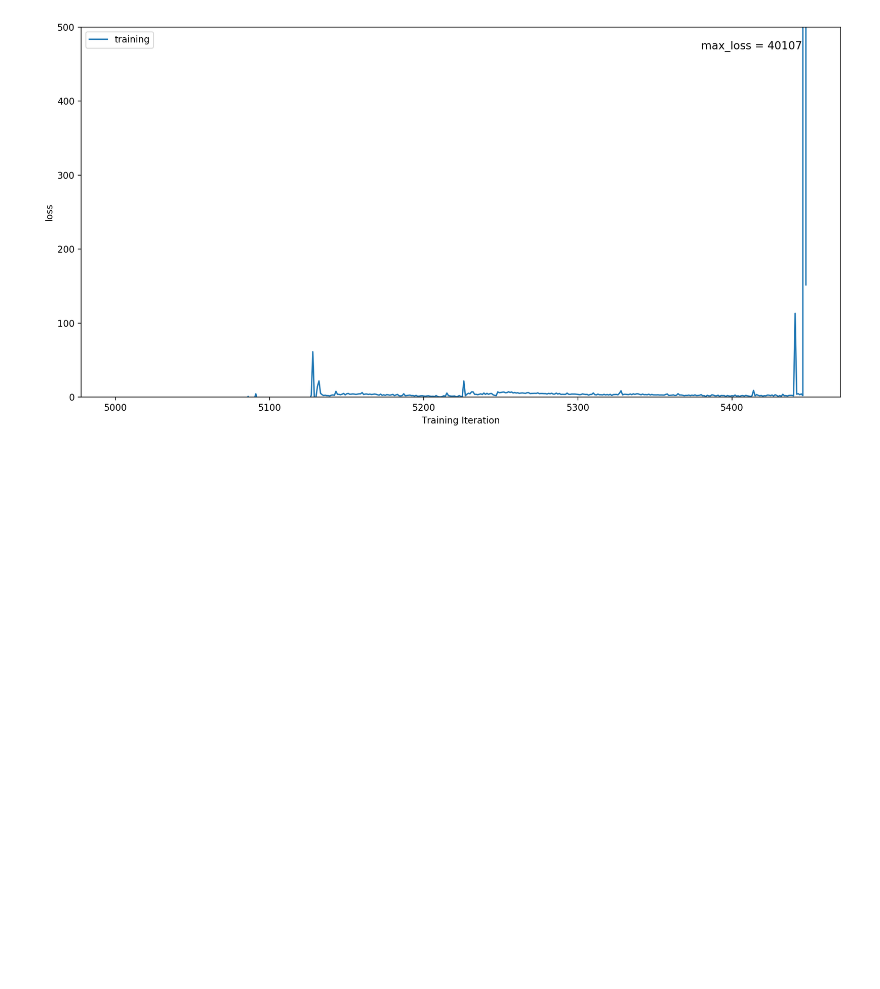
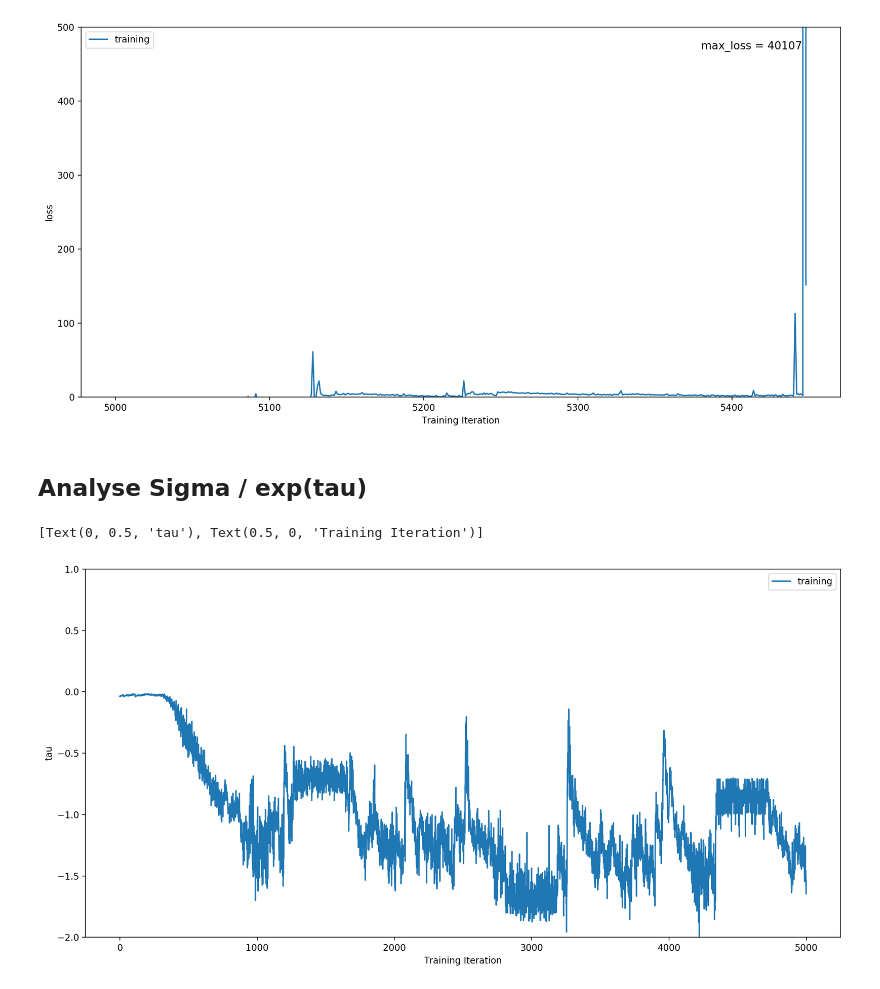
Before and after one commit to carlov93/predictive_maintenance, a Jupyter notebook: src/ai/train_model/Analysis MLE/visualisation_loss_MLE.ipynb, the cells around one changed output. Saved outputs shown, nothing was run; the diff lists cells and outputs as text; code cells hidden in the pictures; blank space fills up the shorter version.

```diff
--- a/src/ai/train_model/Analysis MLE/visualisation_loss_MLE.ipynb
+++ b/src/ai/train_model/Analysis MLE/visualisation_loss_MLE.ipynb
@@ -23,3 +23,20 @@ ax.set(xlabel='Training Iteration', ylabel='loss')
 plt.savefig("./loss_instability")
 # %% [output]
 [figure]
+# %% [markdown]
+## Analyse Sigma / exp(tau)
+# %%
+history = pd.read_csv("./loss_MLE_tau.csv")
+# %%
+history_1 = history.iloc[:5000,:]
+history_2 = history.iloc[5000:,:]
+# %%
+f, ax = plt.subplots(figsize=(15,7.5), dpi=200)
+sns.lineplot(data=history_1, x=range(history_1.shape[0]), y="tau", ax=ax, label="training")
+plt.ylim(-2, 1)
+#plt.text(5380,470, 'max_loss = 40107', fontsize=12)
+ax.set(xlabel='Training Iteration', ylabel='exp(tau)')
+#plt.savefig("./loss_tau")
+# %% [output]
+[Text(0, 0.5, 'tau'), Text(0.5, 0, 'Training Iteration')]
+[figure, added]
```
Also changed, not shown: parts of 1 cell of this notebook, 5 other files.
